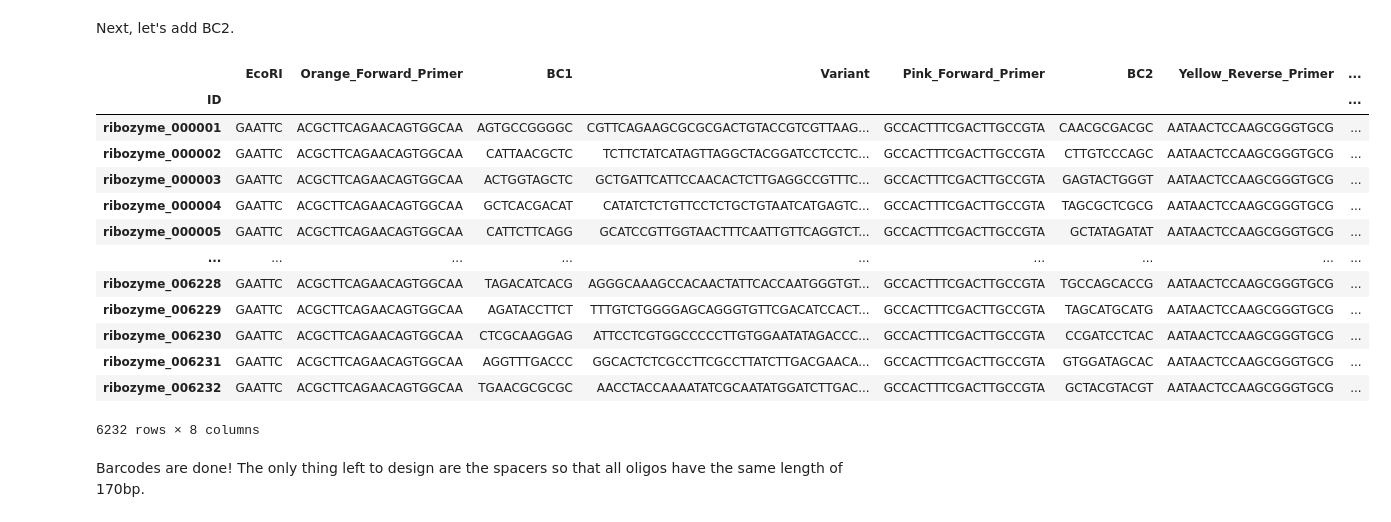
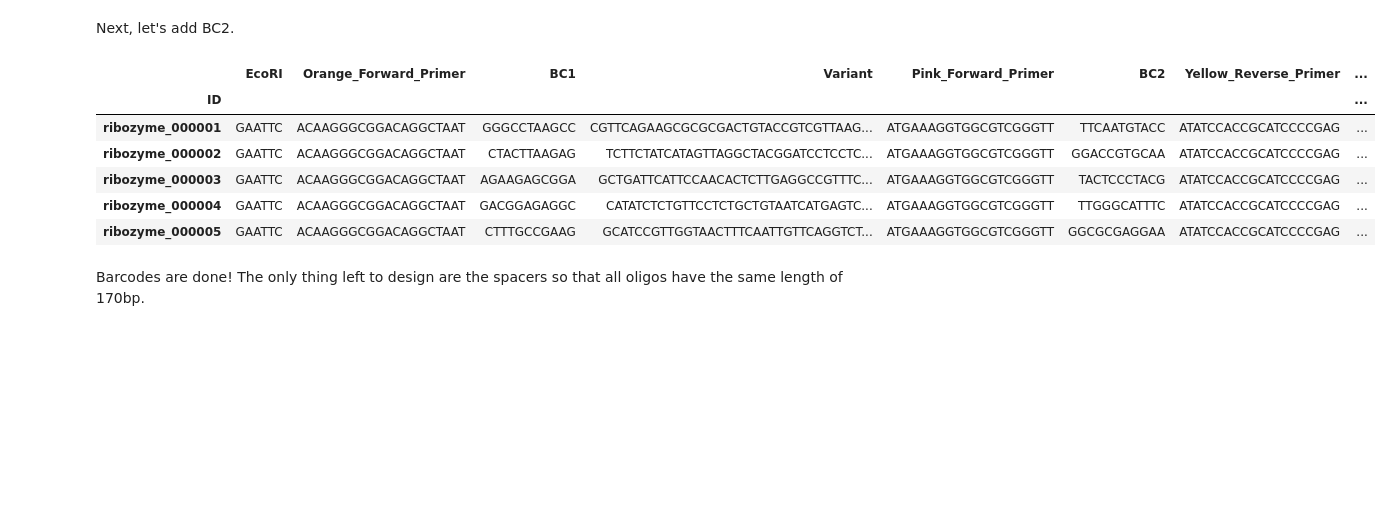
Before and after one commit to ayaanhossain/oligopool, a Jupyter notebook: examples/OligopoolCalculatorInAction.ipynb, the cells around one changed output. Saved outputs shown, nothing was run; the diff lists cells and outputs as text; code cells hidden in the pictures; blank space fills up the shorter version.

```diff
--- a/examples/OligopoolCalculatorInAction.ipynb
+++ b/examples/OligopoolCalculatorInAction.ipynb
@@ -452,22 +456,15 @@ df, _ = op.barcode(
     verbose=False  # Silent mode
 )
 # %%
-df
+df.head(5)
 # %% [output]
 |  | EcoRI | Orange_Forward_Primer | BC1 | Variant | Pink_Forward_Primer | BC2 | Yellow_Reverse_Primer | ... |
 | ID |  |  |  |  |  |  |  | ... |
-| ribozyme_000001 | GAATTC | ACGCTTCAGAACAGTGGCAA | AGTGCCGGGGC | CGTTCAGAAGCGCGCGACTGTACCGTCGTTAAG... | GCCACTTTCGACTTGCCGTA | CAACGCGACGC | AATAACTCCAAGCGGGTGCG | ... |
-| ribozyme_000002 | GAATTC | ACGCTTCAGAACAGTGGCAA | CATTAACGCTC | TCTTCTATCATAGTTAGGCTACGGATCCTCCTC... | GCCACTTTCGACTTGCCGTA | CTTGTCCCAGC | AATAACTCCAAGCGGGTGCG | ... |
-| ribozyme_000003 | GAATTC | ACGCTTCAGAACAGTGGCAA | ACTGGTAGCTC | GCTGATTCATTCCAACACTCTTGAGGCCGTTTC... | GCCACTTTCGACTTGCCGTA | GAGTACTGGGT | AATAACTCCAAGCGGGTGCG | ... |
-| ribozyme_000004 | GAATTC | ACGCTTCAGAACAGTGGCAA | GCTCACGACAT | CATATCTCTGTTCCTCTGCTGTAATCATGAGTC... | GCCACTTTCGACTTGCCGTA | TAGCGCTCGCG | AATAACTCCAAGCGGGTGCG | ... |
-| ribozyme_000005 | GAATTC | ACGCTTCAGAACAGTGGCAA | CATTCTTCAGG | GCATCCGTTGGTAACTTTCAATTGTTCAGGTCT... | GCCACTTTCGACTTGCCGTA | GCTATAGATAT | AATAACTCCAAGCGGGTGCG | ... |
-| ... | ... | ... | ... | ... | ... | ... | ... | ... |
-| ribozyme_006228 | GAATTC | ACGCTTCAGAACAGTGGCAA | TAGACATCACG | AGGGCAAAGCCACAACTATTCACCAATGGGTGT... | GCCACTTTCGACTTGCCGTA | TGCCAGCACCG | AATAACTCCAAGCGGGTGCG | ... |
-| ribozyme_006229 | GAATTC | ACGCTTCAGAACAGTGGCAA | AGATACCTTCT | TTTGTCTGGGGAGCAGGGTGTTCGACATCCACT... | GCCACTTTCGACTTGCCGTA | TAGCATGCATG | AATAACTCCAAGCGGGTGCG | ... |
-| ribozyme_006230 | GAATTC | ACGCTTCAGAACAGTGGCAA | CTCGCAAGGAG | ATTCCTCGTGGCCCCCTTGTGGAATATAGACCC... | GCCACTTTCGACTTGCCGTA | CCGATCCTCAC | AATAACTCCAAGCGGGTGCG | ... |
-| ribozyme_006231 | GAATTC | ACGCTTCAGAACAGTGGCAA | AGGTTTGACCC | GGCACTCTCGCCTTCGCCTTATCTTGACGAACA... | GCCACTTTCGACTTGCCGTA | GTGGATAGCAC | AATAACTCCAAGCGGGTGCG | ... |
-| ribozyme_006232 | GAATTC | ACGCTTCAGAACAGTGGCAA | TGAACGCGCGC | AACCTACCAAAATATCGCAATATGGATCTTGAC... | GCCACTTTCGACTTGCCGTA | GCTACGTACGT | AATAACTCCAAGCGGGTGCG | ... |
+| ribozyme_000001 | GAATTC | ACAAGGGCGGACAGGCTAAT | GGGCCTAAGCC | CGTTCAGAAGCGCGCGACTGTACCGTCGTTAAG... | ATGAAAGGTGGCGTCGGGTT | TTCAATGTACC | ATATCCACCGCATCCCCGAG | ... |
+| ribozyme_000002 | GAATTC | ACAAGGGCGGACAGGCTAAT | CTACTTAAGAG | TCTTCTATCATAGTTAGGCTACGGATCCTCCTC... | ATGAAAGGTGGCGTCGGGTT | GGACCGTGCAA | ATATCCACCGCATCCCCGAG | ... |
+| ribozyme_000003 | GAATTC | ACAAGGGCGGACAGGCTAAT | AGAAGAGCGGA | GCTGATTCATTCCAACACTCTTGAGGCCGTTTC... | ATGAAAGGTGGCGTCGGGTT | TACTCCCTACG | ATATCCACCGCATCCCCGAG | ... |
+| ribozyme_000004 | GAATTC | ACAAGGGCGGACAGGCTAAT | GACGGAGAGGC | CATATCTCTGTTCCTCTGCTGTAATCATGAGTC... | ATGAAAGGTGGCGTCGGGTT | TTGGGCATTTC | ATATCCACCGCATCCCCGAG | ... |
+| ribozyme_000005 | GAATTC | ACAAGGGCGGACAGGCTAAT | CTTTGCCGAAG | GCATCCGTTGGTAACTTTCAATTGTTCAGGTCT... | ATGAAAGGTGGCGTCGGGTT | GGCGCGAGGAA | ATATCCACCGCATCCCCGAG | ... |
-6232 rows × 8 columns
 # %% [markdown]
 Barcodes are done! The only thing left to design are the spacers so that all oligos have the same length of 170bp.
 # %%
```
Also changed, not shown: parts of 42 cells of this notebook.
